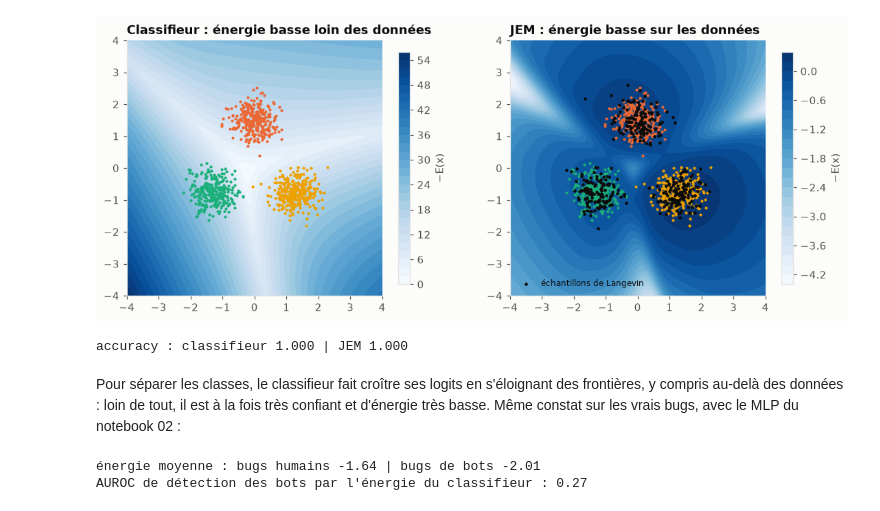
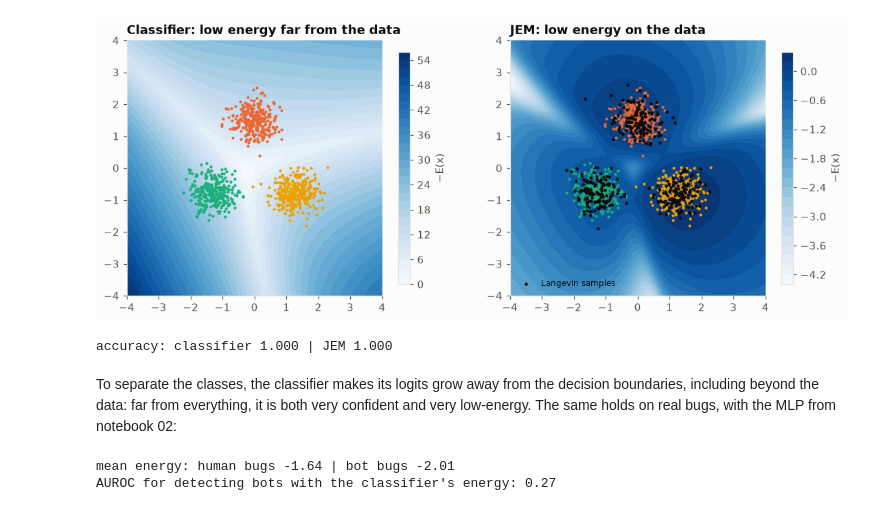
Before and after one commit to mimouniahmed/jem-ticket-prioriser, a Jupyter notebook: notebooks/03_jem.ipynb, the cells around one changed output. Saved outputs shown, nothing was run; the diff lists cells and outputs as text; code cells hidden in the pictures.

```diff
--- a/notebooks/03_jem.ipynb
+++ b/notebooks/03_jem.ipynb
@@ -44,35 +44,35 @@ Cette lecture ne change rien à p(y | x). Mais rien, dans l'entropie croisée, n
 # %%
 import torch
 from jem_prioriser import toy
 from jem_prioriser.model import sgld
 
 x_toy, y_toy = toy.make_toy()
 clf_toy, _ = toy.train_toy(x_toy, y_toy, alpha=0)
 jem_toy, buf_toy = toy.train_toy(x_toy, y_toy, alpha=1)
 
 def plot_landscape(ax, model, title, samples=None):
     xx, yy, e = toy.energy_grid(model)
     cs = ax.contourf(xx, yy, -e, levels=30, cmap="Blues")
     plt.colorbar(cs, ax=ax, shrink=0.8, label="−E(x)")
     for k in range(3):
         pts = x_toy[y_toy == k]
         ax.scatter(pts[:, 0], pts[:, 1], s=3, color=SERIES[1:4][k])
     if samples is not None:
-        ax.scatter(samples[:, 0], samples[:, 1], s=4, color="#0b0b0b", label="échantillons de Langevin")
+        ax.scatter(samples[:, 0], samples[:, 1], s=4, color="#0b0b0b", label="Langevin samples")
         ax.legend(loc="lower left", fontsize=8)
     ax.set_title(title); ax.set_aspect("equal"); ax.grid(False)
 
 fig, axes = plt.subplots(1, 2, figsize=(12, 5))
-plot_landscape(axes[0], clf_toy, "Classifieur : énergie basse loin des données")
-plot_landscape(axes[1], jem_toy, "JEM : énergie basse sur les données", buf_toy.buffer.numpy()[:400])
+plot_landscape(axes[0], clf_toy, "Classifier: low energy far from the data")
+plot_landscape(axes[1], jem_toy, "JEM: low energy on the data", buf_toy.buffer.numpy()[:400])
 plt.show()
 acc = lambda m: (m(torch.from_numpy(x_toy)).argmax(1).numpy() == y_toy).mean()
-print(f"accuracy : classifieur {acc(clf_toy):.3f} | JEM {acc(jem_toy):.3f}")
+print(f"accuracy: classifier {acc(clf_toy):.3f} | JEM {acc(jem_toy):.3f}")
 # %% [output]
-[figure, old version]
+[figure, new version]
-accuracy : classifieur 1.000 | JEM 1.000
+accuracy: classifier 1.000 | JEM 1.000
-# %% [markdown]
-Pour séparer les classes, le classifieur fait croître ses logits en s'éloignant des frontières, y compris au-delà des données : loin de tout, il est à la fois très confiant et d'énergie très basse. Même constat sur les vrais bugs, avec le MLP du notebook 02 :
+# %% [markdown]
+To separate the classes, the classifier makes its logits grow away from the decision boundaries, including beyond the data: far from everything, it is both very confident and very low-energy. The same holds on real bugs, with the MLP from notebook 02:
 # %%
 from jem_prioriser.metrics import ood_auroc
 from jem_prioriser.train import EXPERIMENT, TRACKING_URI, predict, prepare_data
@@ -84,8 +84,8 @@ baseline = mlflow.pyfunc.load_model(f"runs:/{run.run_id}/prioriser").unwrap_pyth
 data = prepare_data()
 _, e_hum = predict(baseline.model, data.x_test)
 _, e_bot = predict(baseline.model, data.x_bots)
-print(f"énergie moyenne : bugs humains {e_hum.mean():.2f} | bugs de bots {e_bot.mean():.2f}")
-print(f"AUROC de détection des bots par l'énergie du classifieur : {ood_auroc(e_hum, e_bot):.2f}")
+print(f"mean energy: human bugs {e_hum.mean():.2f} | bot bugs {e_bot.mean():.2f}")
+print(f"AUROC for detecting bots with the classifier's energy: {ood_auroc(e_hum, e_bot):.2f}")
 # %% [output]
-énergie moyenne : bugs humains -1.64 | bugs de bots -2.01
-AUROC de détection des bots par l'énergie du classifieur : 0.27
+mean energy: human bugs -1.64 | bot bugs -2.01
+AUROC for detecting bots with the classifier's energy: 0.27
```
Also changed, not shown: parts of 18 cells of this notebook, 27 other files.
